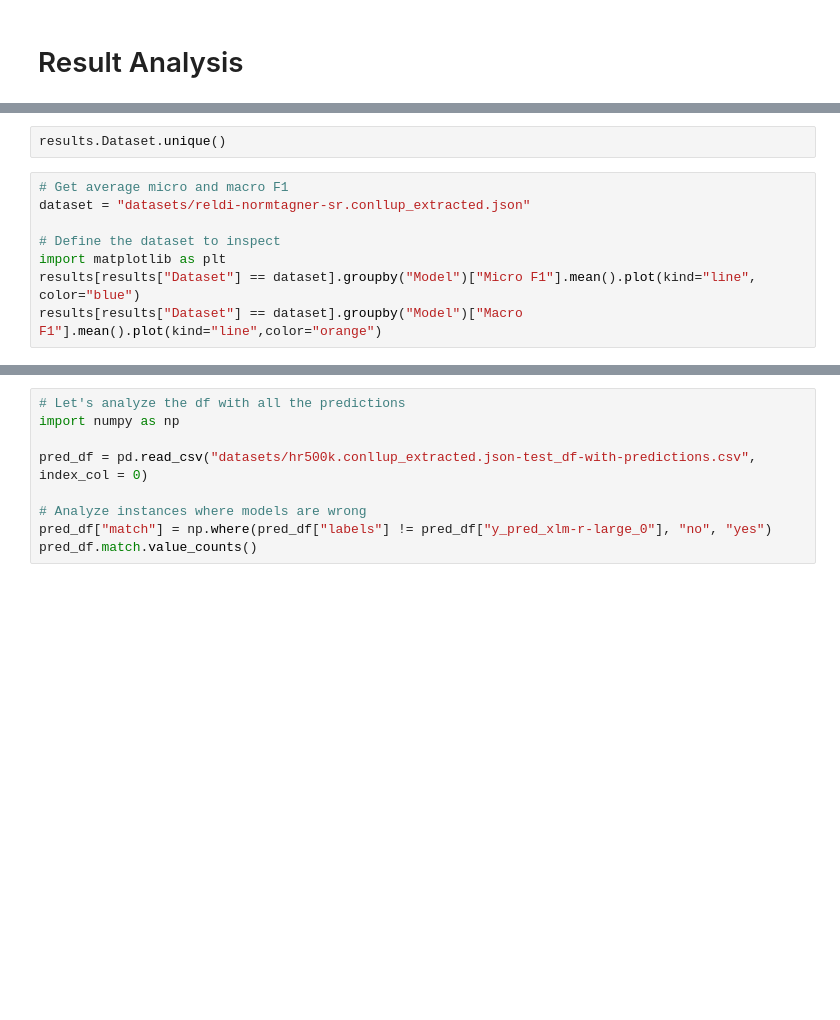
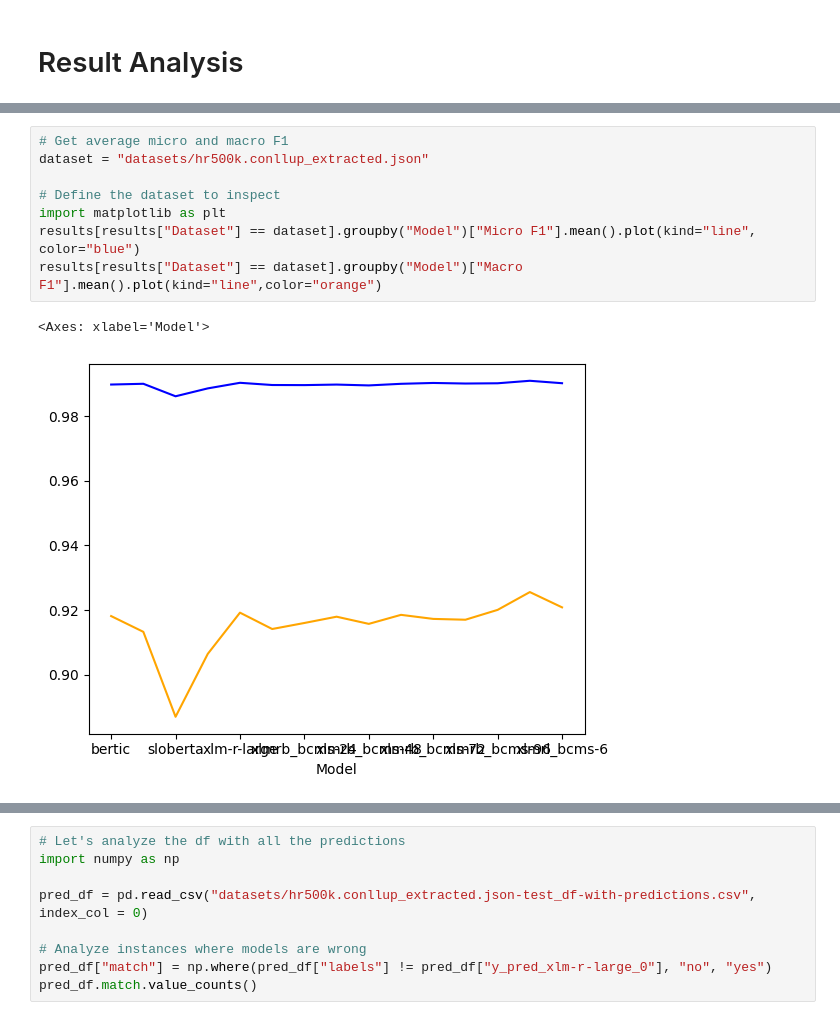
Before and after one commit to TajaKuzman/NER-recognition, a Jupyter notebook: ner-classification.ipynb, the cells around one changed output, grey strips where cells are left out. Cells and saved outputs as stored; diff of their text form; blank space fills up the shorter version.

```diff
--- a/ner-classification.ipynb
+++ b/ner-classification.ipynb
@@ -769,13 +458,14 @@ results
-# %%
-results.Dataset.unique()
 # %%
 # Get average micro and macro F1
-dataset = "datasets/reldi-normtagner-sr.conllup_extracted.json"
+dataset = "datasets/hr500k.conllup_extracted.json"
 
 # Define the dataset to inspect
 import matplotlib as plt
 results[results["Dataset"] == dataset].groupby("Model")["Micro F1"].mean().plot(kind="line", color="blue")
 results[results["Dataset"] == dataset].groupby("Model")["Macro F1"].mean().plot(kind="line",color="orange")
+# %% [output]
+<Axes: xlabel='Model'>
+[figure, added]
 # %%
 results[results["Dataset"] == dataset].groupby("Model")["Macro F1"].mean().round(2)
 
```
Also changed, not shown: parts of 6 cells of this notebook, 4 other files.
